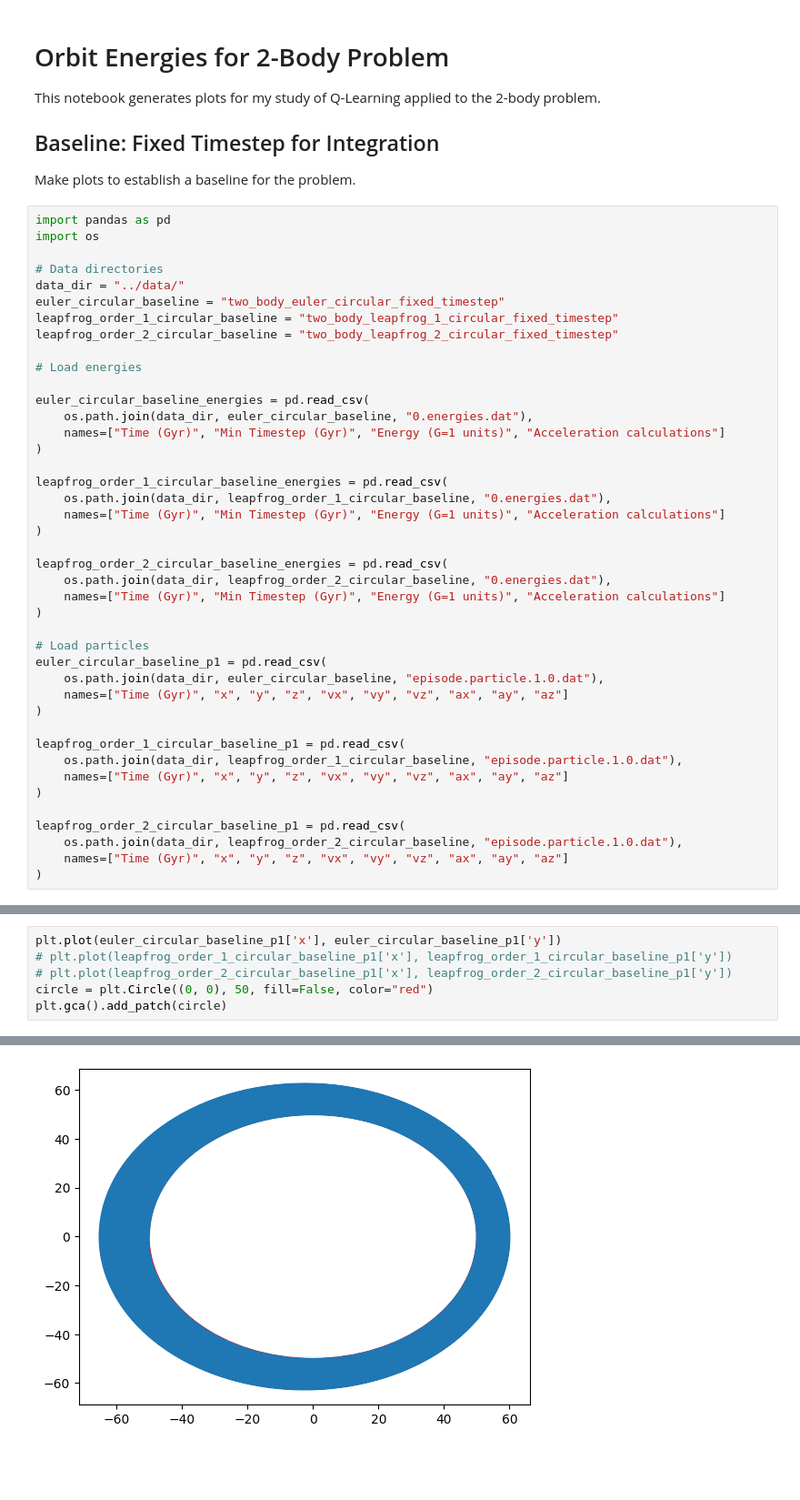
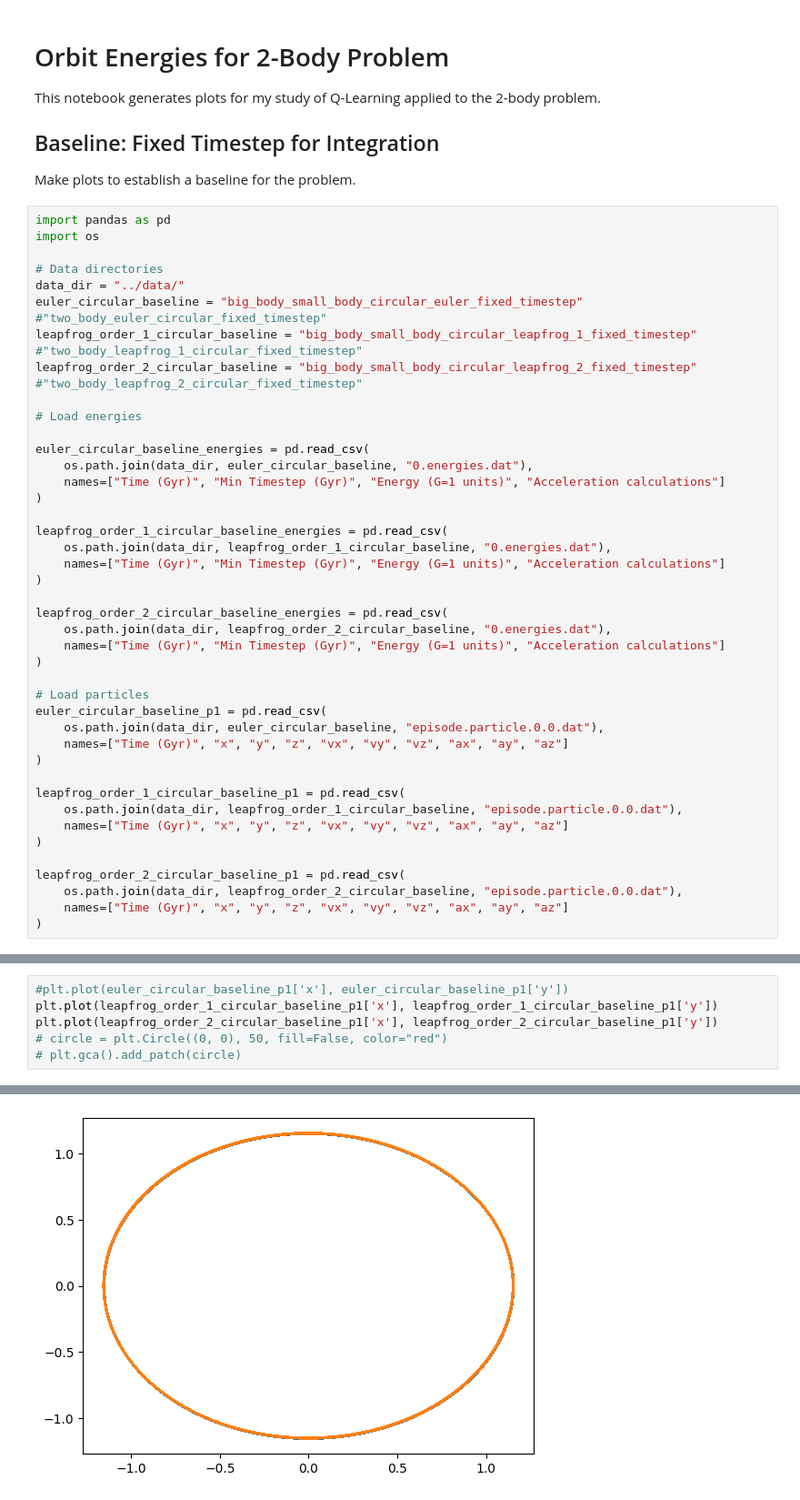
Before and after one commit to bauerj4/reinforcement-learning-based-nbody-timestepping, a Jupyter notebook: notebooks/two_body_orbits_q_learning.ipynb, the cells around one changed output, grey strips where cells are left out. Shown: that part at 91% size. Saved outputs shown, nothing was run; the diff lists cells and outputs as text; blank space fills up the shorter version.

Commit message:
Added big body / small body and fixed symplectic integrators

```diff
--- a/notebooks/two_body_orbits_q_learning.ipynb
+++ b/notebooks/two_body_orbits_q_learning.ipynb
@@ -12,9 +12,9 @@ import os
 
 # Data directories
 data_dir = "../data/"
-euler_circular_baseline = "two_body_euler_circular_fixed_timestep"
-leapfrog_order_1_circular_baseline = "two_body_leapfrog_1_circular_fixed_timestep"
-leapfrog_order_2_circular_baseline = "two_body_leapfrog_2_circular_fixed_timestep"
+euler_circular_baseline = "big_body_small_body_circular_euler_fixed_timestep" #"two_body_euler_circular_fixed_timestep"
+leapfrog_order_1_circular_baseline = "big_body_small_body_circular_leapfrog_1_fixed_timestep" #"two_body_leapfrog_1_circular_fixed_timestep"
+leapfrog_order_2_circular_baseline = "big_body_small_body_circular_leapfrog_2_fixed_timestep" #"two_body_leapfrog_2_circular_fixed_timestep"
 
 # Load energies
 
@@ -35,17 +35,17 @@ leapfrog_order_2_circular_baseline_energies = pd.read_csv(
 
 # Load particles
 euler_circular_baseline_p1 = pd.read_csv(
-    os.path.join(data_dir, euler_circular_baseline, "episode.particle.1.0.dat"),
+    os.path.join(data_dir, euler_circular_baseline, "episode.particle.0.0.dat"),
     names=["Time (Gyr)", "x", "y", "z", "vx", "vy", "vz", "ax", "ay", "az"]
 )
 
 leapfrog_order_1_circular_baseline_p1 = pd.read_csv(
-    os.path.join(data_dir, leapfrog_order_1_circular_baseline, "episode.particle.1.0.dat"),
+    os.path.join(data_dir, leapfrog_order_1_circular_baseline, "episode.particle.0.0.dat"),
     names=["Time (Gyr)", "x", "y", "z", "vx", "vy", "vz", "ax", "ay", "az"]
 )
 
 leapfrog_order_2_circular_baseline_p1 = pd.read_csv(
-    os.path.join(data_dir, leapfrog_order_2_circular_baseline, "episode.particle.1.0.dat"),
+    os.path.join(data_dir, leapfrog_order_2_circular_baseline, "episode.particle.0.0.dat"),
     names=["Time (Gyr)", "x", "y", "z", "vx", "vy", "vz", "ax", "ay", "az"]
 )
 # %%
@@ -87,7 +88,7 @@ Name: Time (Gyr), Length: 1000000, dtype: float64
 # %%
-plt.plot(euler_circular_baseline_p1['x'], euler_circular_baseline_p1['y'])
-# plt.plot(leapfrog_order_1_circular_baseline_p1['x'], leapfrog_order_1_circular_baseline_p1['y'])
-# plt.plot(leapfrog_order_2_circular_baseline_p1['x'], leapfrog_order_2_circular_baseline_p1['y'])
-circle = plt.Circle((0, 0), 50, fill=False, color="red")
-plt.gca().add_patch(circle)
+#plt.plot(euler_circular_baseline_p1['x'], euler_circular_baseline_p1['y'])
+plt.plot(leapfrog_order_1_circular_baseline_p1['x'], leapfrog_order_1_circular_baseline_p1['y'])
+plt.plot(leapfrog_order_2_circular_baseline_p1['x'], leapfrog_order_2_circular_baseline_p1['y'])
+# circle = plt.Circle((0, 0), 50, fill=False, color="red")
+# plt.gca().add_patch(circle)
 # %% [output]
@@ -95,4 +96,4 @@ plt.gca().add_patch(circle)
-[figure, old version]
+[figure, new version]
 # %%
 plt.plot(
     leapfrog_order_1_circular_baseline_energies["Time (Gyr)"],
```
Also changed, not shown: parts of 3 cells of this notebook, 8 other files.
